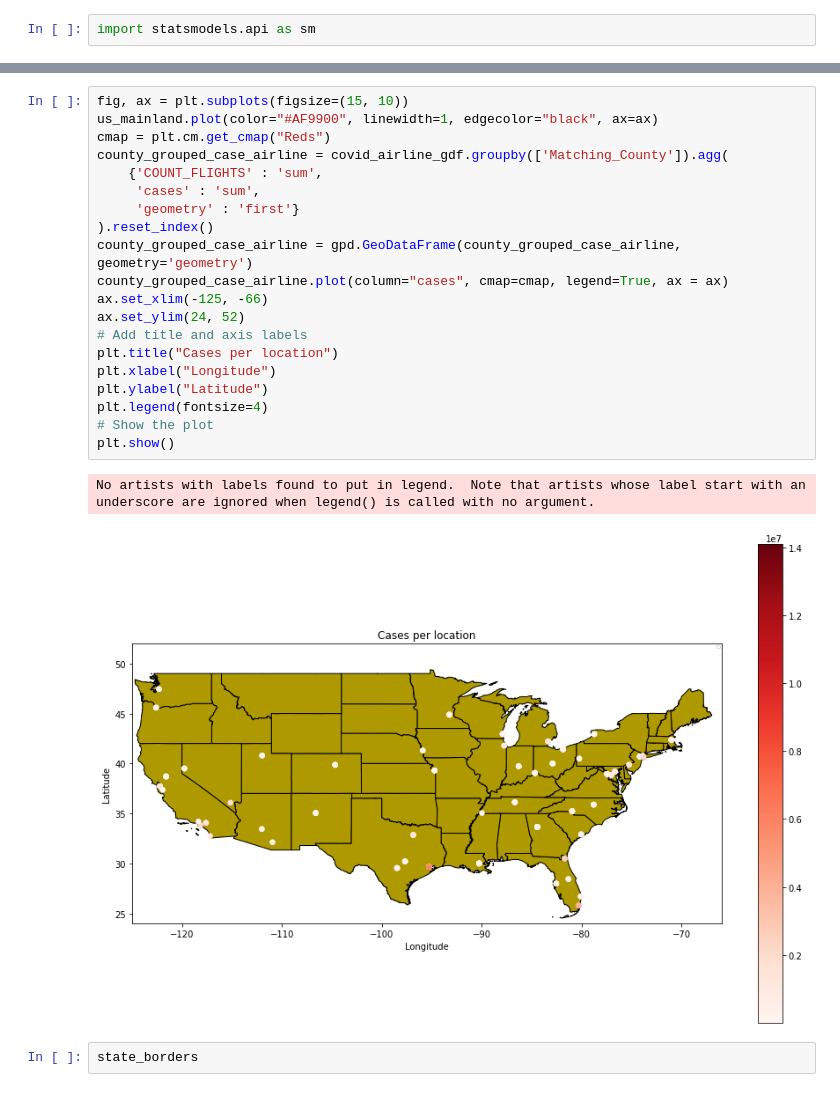
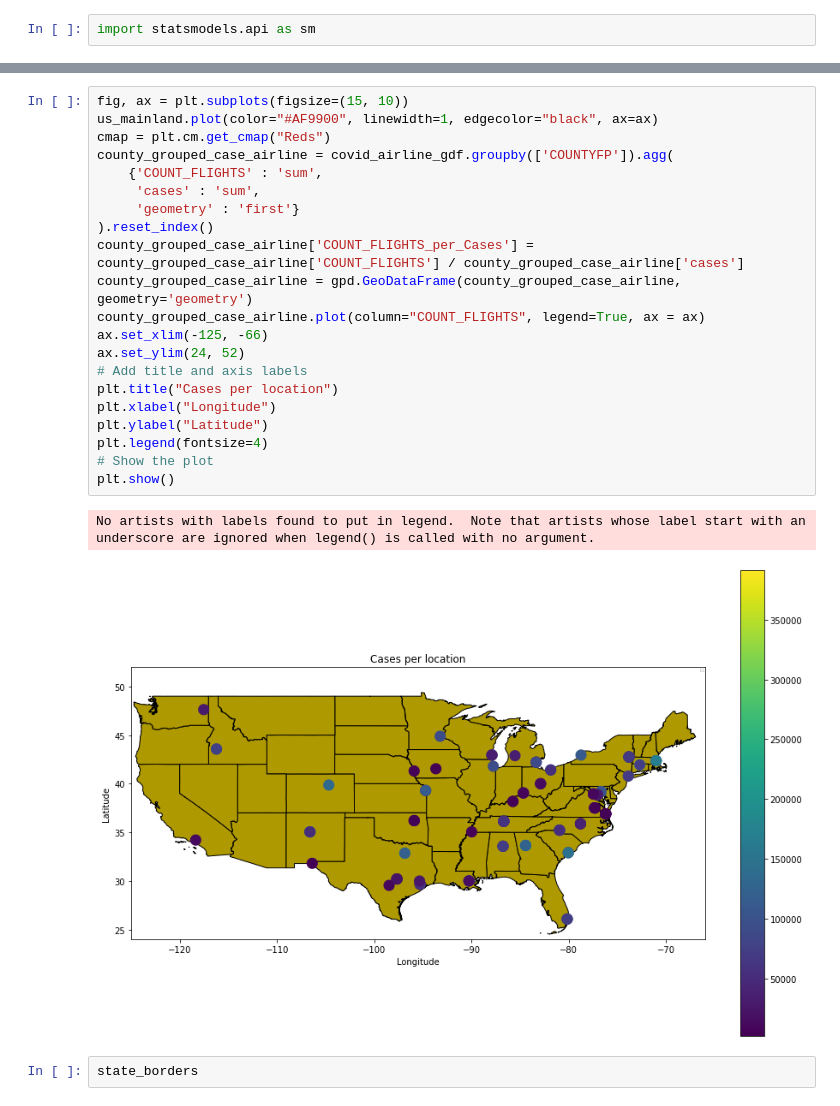
Before and after one commit to Haoj1/Big-Data-Econ-Analysis, a Jupyter notebook: Data_Analysis.ipynb, the cells around one changed output, grey strips where cells are left out. Drawn from its saved outputs; the diff is of its cells as text.

Commit message:
new plot

```diff
--- a/Data_Analysis.ipynb
+++ b/Data_Analysis.ipynb
@@ -286,26 +310,27 @@ strong multicollinearity or other numerical problems.
 # %%
 fig, ax = plt.subplots(figsize=(15, 10))
 us_mainland.plot(color="#AF9900", linewidth=1, edgecolor="black", ax=ax)
 cmap = plt.cm.get_cmap("Reds")
-county_grouped_case_airline = covid_airline_gdf.groupby(['Matching_County']).agg(
+county_grouped_case_airline = covid_airline_gdf.groupby(['COUNTYFP']).agg(
     {'COUNT_FLIGHTS' : 'sum',
      'cases' : 'sum',
      'geometry' : 'first'}
 ).reset_index()
+county_grouped_case_airline['COUNT_FLIGHTS_per_Cases'] = county_grouped_case_airline['COUNT_FLIGHTS'] / county_grouped_case_airline['cases']
 county_grouped_case_airline = gpd.GeoDataFrame(county_grouped_case_airline, geometry='geometry')
-county_grouped_case_airline.plot(column="cases", cmap=cmap, legend=True, ax = ax)
+county_grouped_case_airline.plot(column="COUNT_FLIGHTS", legend=True, ax = ax)
 ax.set_xlim(-125, -66)
 ax.set_ylim(24, 52)
 # Add title and axis labels
 plt.title("Cases per location")
 plt.xlabel("Longitude")
 plt.ylabel("Latitude")
 plt.legend(fontsize=4)
 # Show the plot
 plt.show()
 # %% [output]
 No artists with labels found to put in legend.  Note that artists whose label start with an underscore are ignored when legend() is called with no argument.
-[figure, old version]
+[figure, new version]
 # %%
 state_borders
 # %% [output]
```
Also changed, not shown: parts of 10 cells of this notebook, 2 other files.
